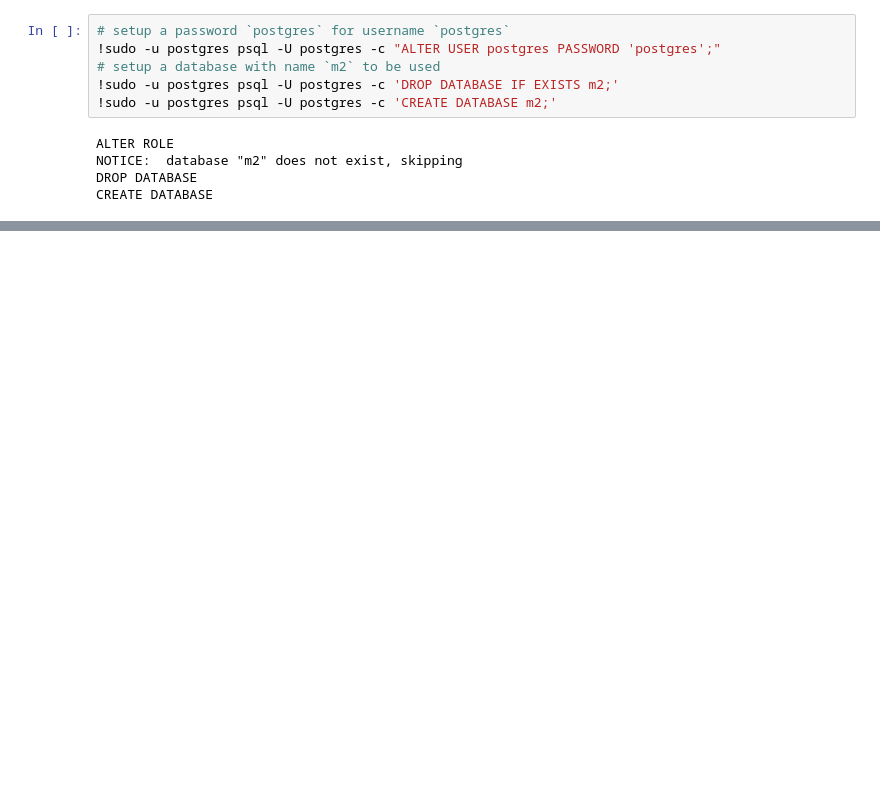
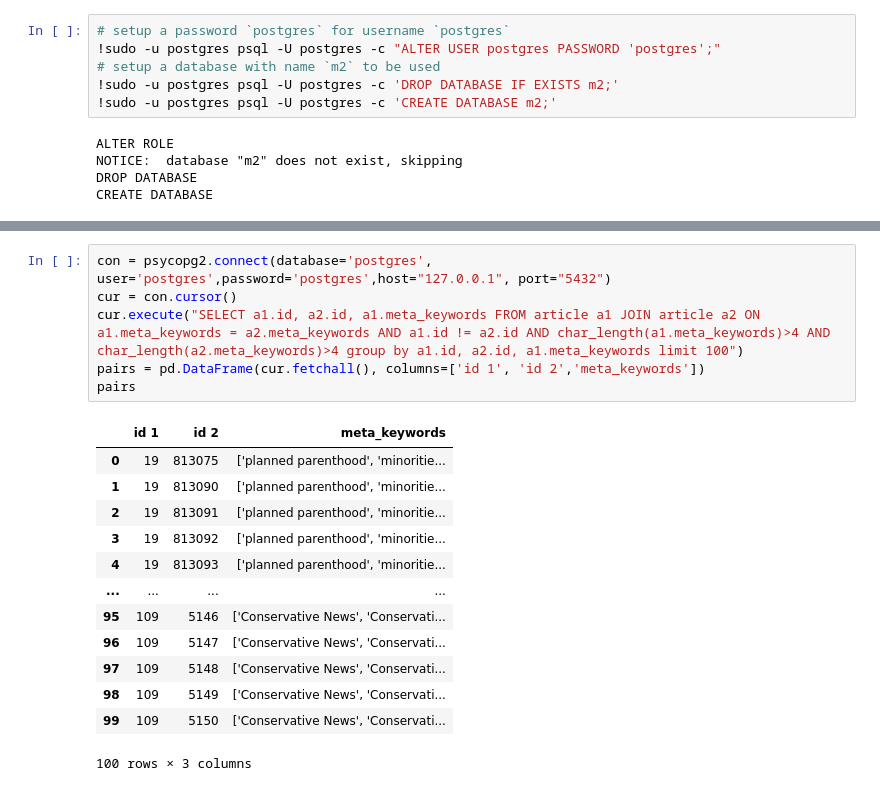
Before and after one commit to Xiiqiing/DS_project, a Jupyter notebook: M2/M2.ipynb, the cells around one changed output, grey strips where cells are left out. Saved outputs shown, nothing was run; the diff lists cells and outputs as text; blank space fills up the shorter version.

```diff
--- a/M2/M2.ipynb
+++ b/M2/M2.ipynb
@@ -86,0 +294,20 @@ One domain only has one type.
+# %%
+con = psycopg2.connect(database='postgres', user='postgres',password='postgres',host="127.0.0.1", port="5432")
+cur = con.cursor()
+cur.execute("SELECT a1.id, a2.id, a1.meta_keywords FROM article a1 JOIN article a2 ON a1.meta_keywords = a2.meta_keywords AND a1.id != a2.id AND char_length(a1.meta_keywords)>4 AND char_length(a2.meta_keywords)>4 group by a1.id, a2.id, a1.meta_keywords limit 100")
+pairs = pd.DataFrame(cur.fetchall(), columns=['id 1', 'id 2','meta_keywords'])
+pairs
+# %% [output]
+|  | id 1 | id 2 | meta_keywords |
+| 0 | 19 | 813075 | ['planned parenthood', 'minoritie... |
+| 1 | 19 | 813090 | ['planned parenthood', 'minoritie... |
+| 2 | 19 | 813091 | ['planned parenthood', 'minoritie... |
+| 3 | 19 | 813092 | ['planned parenthood', 'minoritie... |
+| 4 | 19 | 813093 | ['planned parenthood', 'minoritie... |
+| ... | ... | ... | ... |
+| 95 | 109 | 5146 | ['Conservative News', 'Conservati... |
+| 96 | 109 | 5147 | ['Conservative News', 'Conservati... |
+| 97 | 109 | 5148 | ['Conservative News', 'Conservati... |
+| 98 | 109 | 5149 | ['Conservative News', 'Conservati... |
+| 99 | 109 | 5150 | ['Conservative News', 'Conservati... |
+100 rows × 3 columns
```
Also changed, not shown: parts of 37 cells of this notebook.
